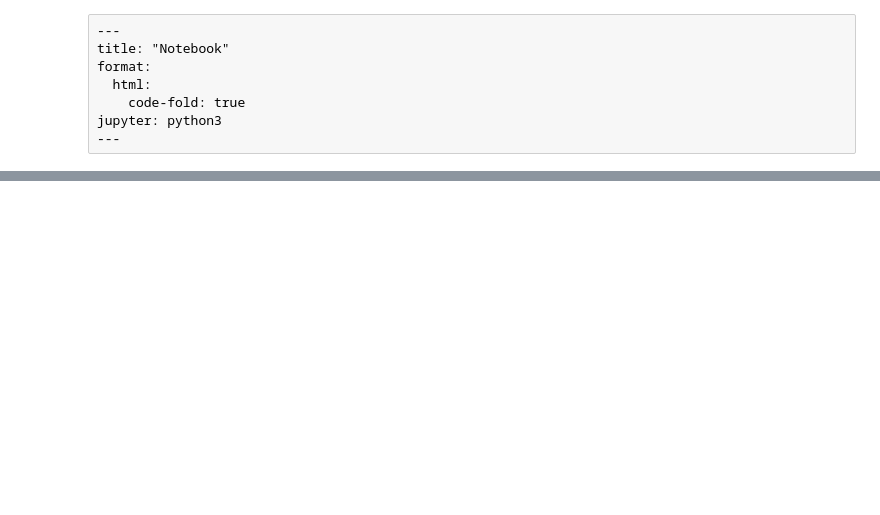
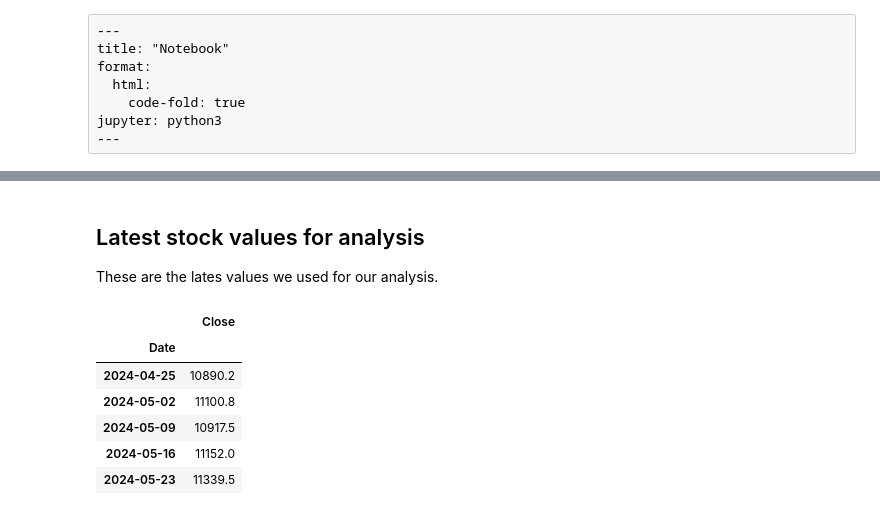
Before and after one commit to romanmmr/stocks_site, a Jupyter notebook: docs/display_data_test.ipynb, the cells around one changed output, grey strips where cells are left out. Cells and saved outputs as stored; diff of their text form; code cells hidden in the pictures; blank space fills up the shorter version.

```diff
--- a/docs/display_data_test.ipynb
+++ b/docs/display_data_test.ipynb
@@ -22,0 +13,14 @@ Markdown(test_csv.to_markdown(index=False))
+# %% [markdown]
+## Latest stock values for analysis
+
+These are the lates values we used for our analysis.
+# %%
+plot_sample_data(path='arima_fitted_data.csv', column='Close')
+# %% [output]
+|  | Close |
+| Date |  |
+| 2024-04-25 | 10890.2 |
+| 2024-05-02 | 11100.8 |
+| 2024-05-09 | 10917.5 |
+| 2024-05-16 | 11152.0 |
+| 2024-05-23 | 11339.5 |
```
Also changed, not shown: parts of 6 cells of this notebook, 11 other files.
